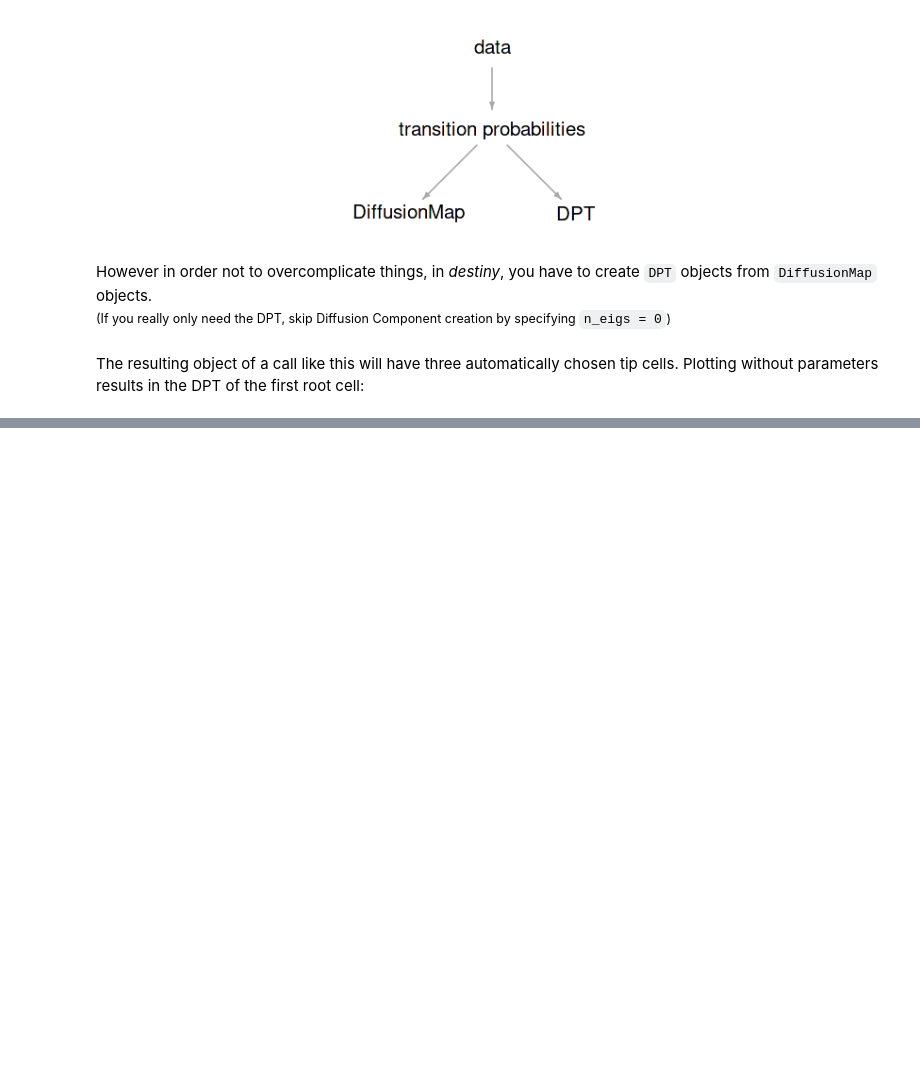
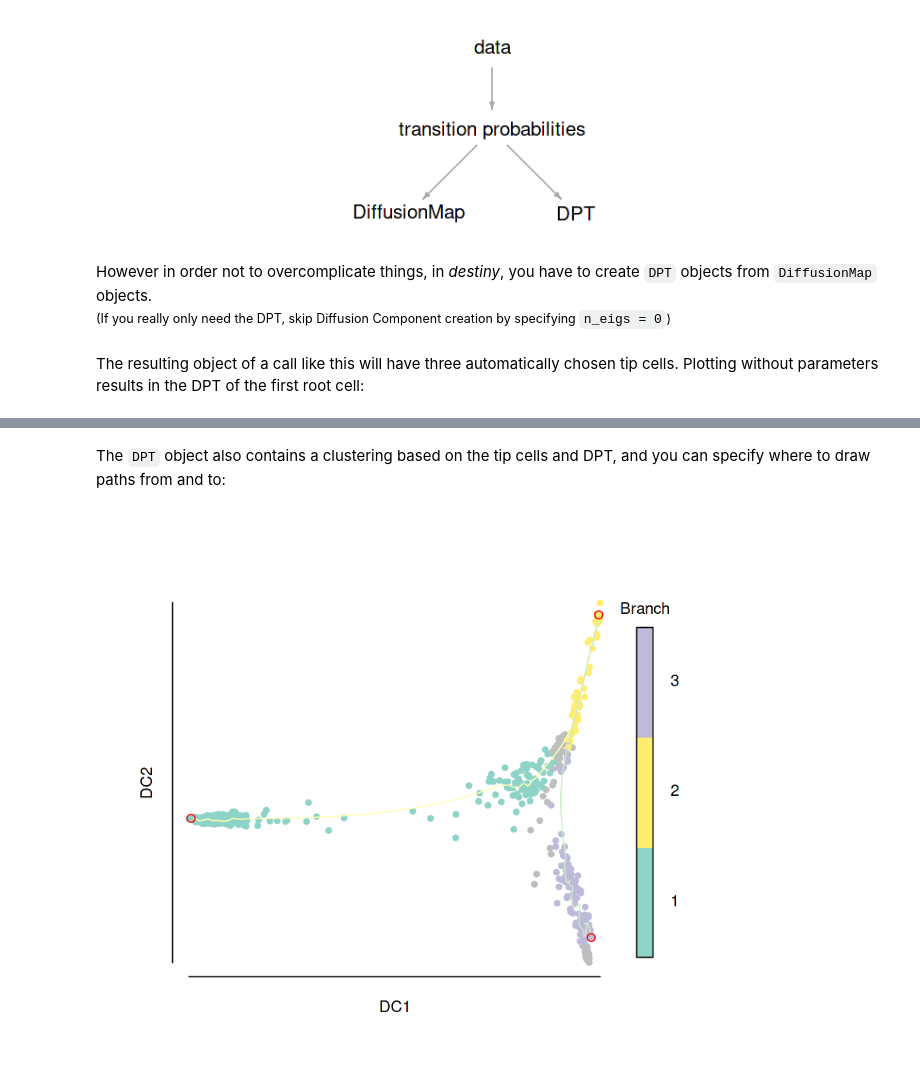
Before and after one commit to theislab/destiny, a Jupyter notebook: vignettes/DPT.ipynb, the cells around one changed output, grey strips where cells are left out. Saved outputs shown, nothing was run; the diff lists cells and outputs as text; code cells hidden in the pictures; blank space fills up the shorter version.

```diff
--- a/vignettes/DPT.ipynb
+++ b/vignettes/DPT.ipynb
@@ -39,0 +53,6 @@ plot(dpt, pch = 20)  # “pch” for prettier points
+# %% [markdown]
+The `DPT` object also contains a clustering based on the tip cells and DPT, and you can specify where to draw paths from and to:
+# %%
+plot(dpt, root = 2, paths_to = c(1,3), col_by = 'branch', pch = 20)
+# %% [output]
+[figure, added]
```
Also changed, not shown: parts of 8 cells of this notebook.
